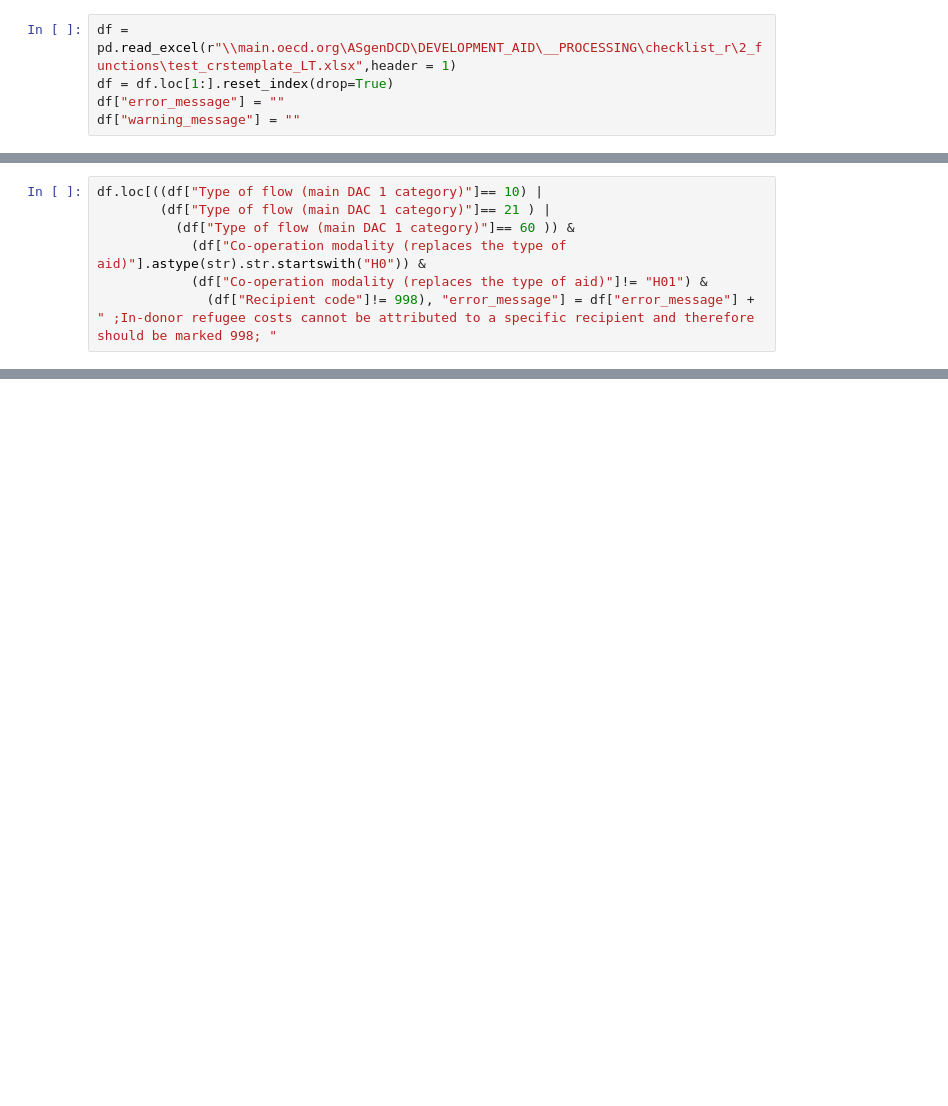
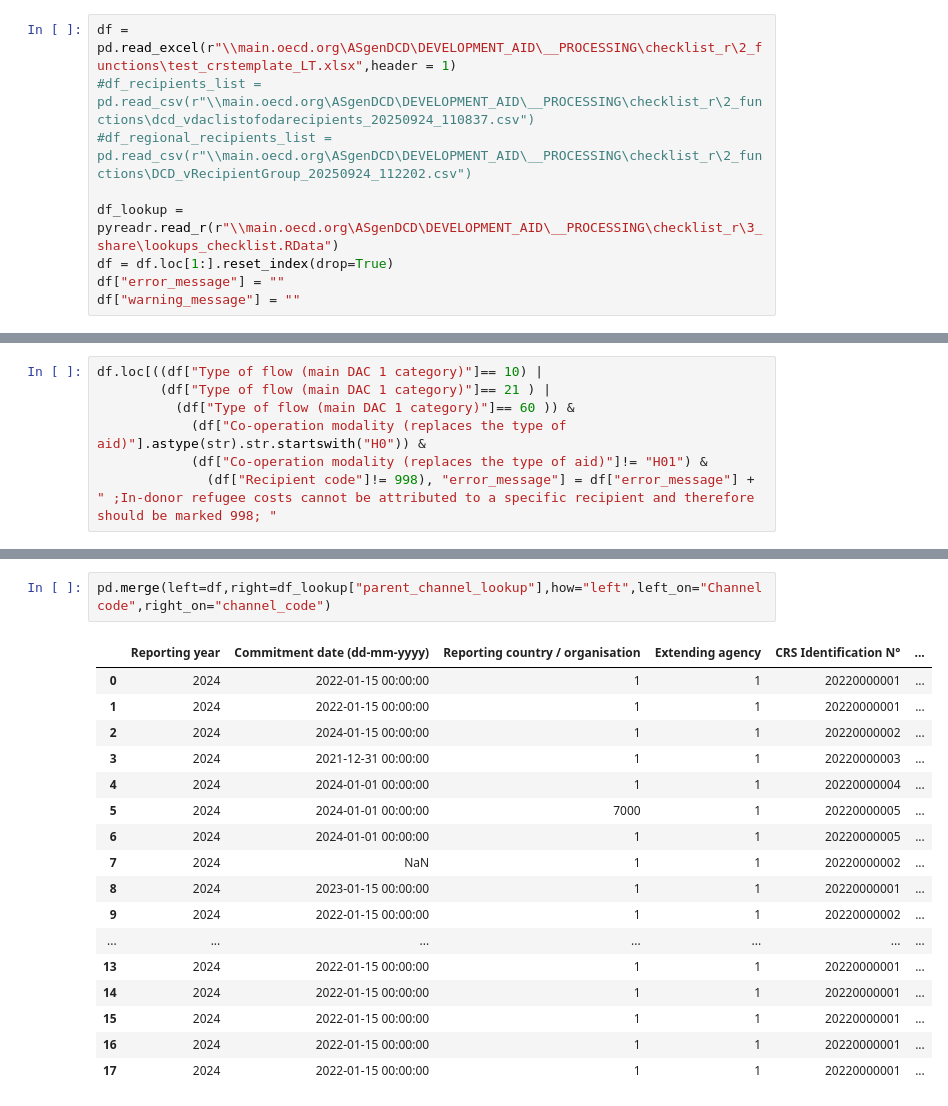
Before and after one commit to ogulcanertuncdcd/tor_fileuploader, a Jupyter notebook: test_LT/check_recipient_code.ipynb, the cells around one changed output, grey strips where cells are left out. Saved outputs shown, nothing was run; the diff lists cells and outputs as text; blank space fills up the shorter version.

```diff
--- a/test_LT/check_recipient_code.ipynb
+++ b/test_LT/check_recipient_code.ipynb
@@ -4,5 +5,9 @@ import pandas as pd
 # %%
 df = pd.read_excel(r"\\main.oecd.org\ASgenDCD\DEVELOPMENT_AID\__PROCESSING\checklist_r\2_functions\test_crstemplate_LT.xlsx",header = 1)
+#df_recipients_list = pd.read_csv(r"\\main.oecd.org\ASgenDCD\DEVELOPMENT_AID\__PROCESSING\checklist_r\2_functions\dcd_vdaclistofodarecipients_20250924_110837.csv")
+#df_regional_recipients_list = pd.read_csv(r"\\main.oecd.org\ASgenDCD\DEVELOPMENT_AID\__PROCESSING\checklist_r\2_functions\DCD_vRecipientGroup_20250924_112202.csv")
+
+df_lookup = pyreadr.read_r(r"\\main.oecd.org\ASgenDCD\DEVELOPMENT_AID\__PROCESSING\checklist_r\3_share\lookups_checklist.RData")
 df = df.loc[1:].reset_index(drop=True)
 df["error_message"] = ""
 df["warning_message"] = ""
@@ -101,0 +218,20 @@ df[["Type of flow (main DAC 1 category)","Recipient code", "Bi/Multi","Co-operat
+# %%
+pd.merge(left=df,right=df_lookup["parent_channel_lookup"],how="left",left_on="Channel code",right_on="channel_code")
+# %% [output]
+|  | Reporting year | Commitment date (dd-mm-yyyy) | Reporting country / organisation | Extending agency | CRS Identification N° | ... |
+| 0 | 2024 | 2022-01-15 00:00:00 | 1 | 1 | 20220000001 | ... |
+| 1 | 2024 | 2022-01-15 00:00:00 | 1 | 1 | 20220000001 | ... |
+| 2 | 2024 | 2024-01-15 00:00:00 | 1 | 1 | 20220000002 | ... |
+| 3 | 2024 | 2021-12-31 00:00:00 | 1 | 1 | 20220000003 | ... |
+| 4 | 2024 | 2024-01-01 00:00:00 | 1 | 1 | 20220000004 | ... |
+| 5 | 2024 | 2024-01-01 00:00:00 | 7000 | 1 | 20220000005 | ... |
+| 6 | 2024 | 2024-01-01 00:00:00 | 1 | 1 | 20220000005 | ... |
+| 7 | 2024 | NaN | 1 | 1 | 20220000002 | ... |
+| 8 | 2024 | 2023-01-15 00:00:00 | 1 | 1 | 20220000001 | ... |
+| 9 | 2024 | 2022-01-15 00:00:00 | 1 | 1 | 20220000002 | ... |
+| ... | ... | ... | ... | ... | ... | ... |
+| 13 | 2024 | 2022-01-15 00:00:00 | 1 | 1 | 20220000001 | ... |
+| 14 | 2024 | 2022-01-15 00:00:00 | 1 | 1 | 20220000001 | ... |
+| 15 | 2024 | 2022-01-15 00:00:00 | 1 | 1 | 20220000001 | ... |
+| 16 | 2024 | 2022-01-15 00:00:00 | 1 | 1 | 20220000001 | ... |
+| 17 | 2024 | 2022-01-15 00:00:00 | 1 | 1 | 20220000001 | ... |
```
Also changed, not shown: parts of 15 cells of this notebook, 1 other file.
